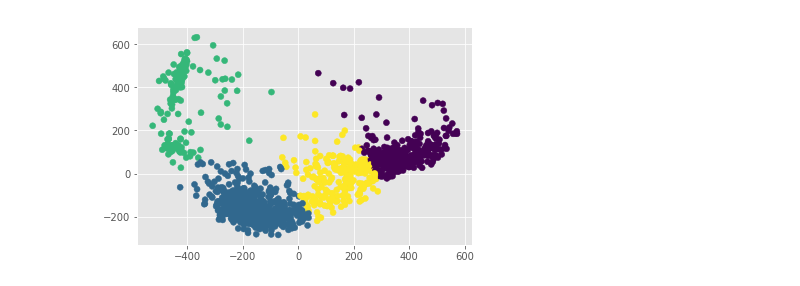
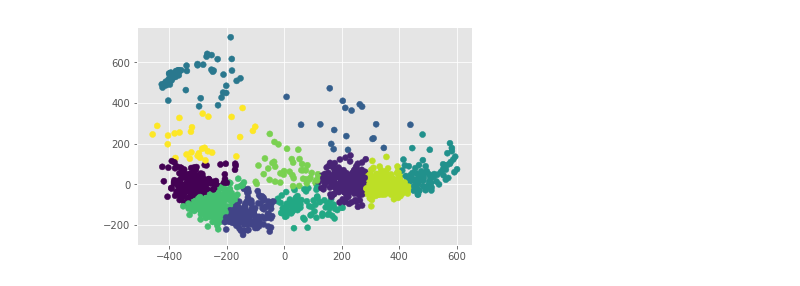
Before and after one commit to celiacintas/vasijas, a Jupyter notebook: profile_clustering.ipynb, the cells around one changed output. Cells and saved outputs as stored; diff of their text form; code cells hidden in the pictures.

Commit message:
clustering examples and surface generation

```diff
--- a/profile_clustering.ipynb
+++ b/profile_clustering.ipynb
@@ -214,8 +195,8 @@ number of estimated clusters : 4
 # %%
 from sklearn.cluster import KMeans
 
-y_pred = KMeans(n_clusters=4, random_state=42).fit_predict(Xp)
+y_pred = KMeans(n_clusters=11, random_state=42).fit_predict(Xp)
 plt.scatter(Xp[:, 0], Xp[:, 1], c=y_pred)
 plt.show()
 # %% [output]
-[figure, old version]
+[figure, new version]
```
Also changed, not shown: parts of 6 cells of this notebook, 1 other file.
